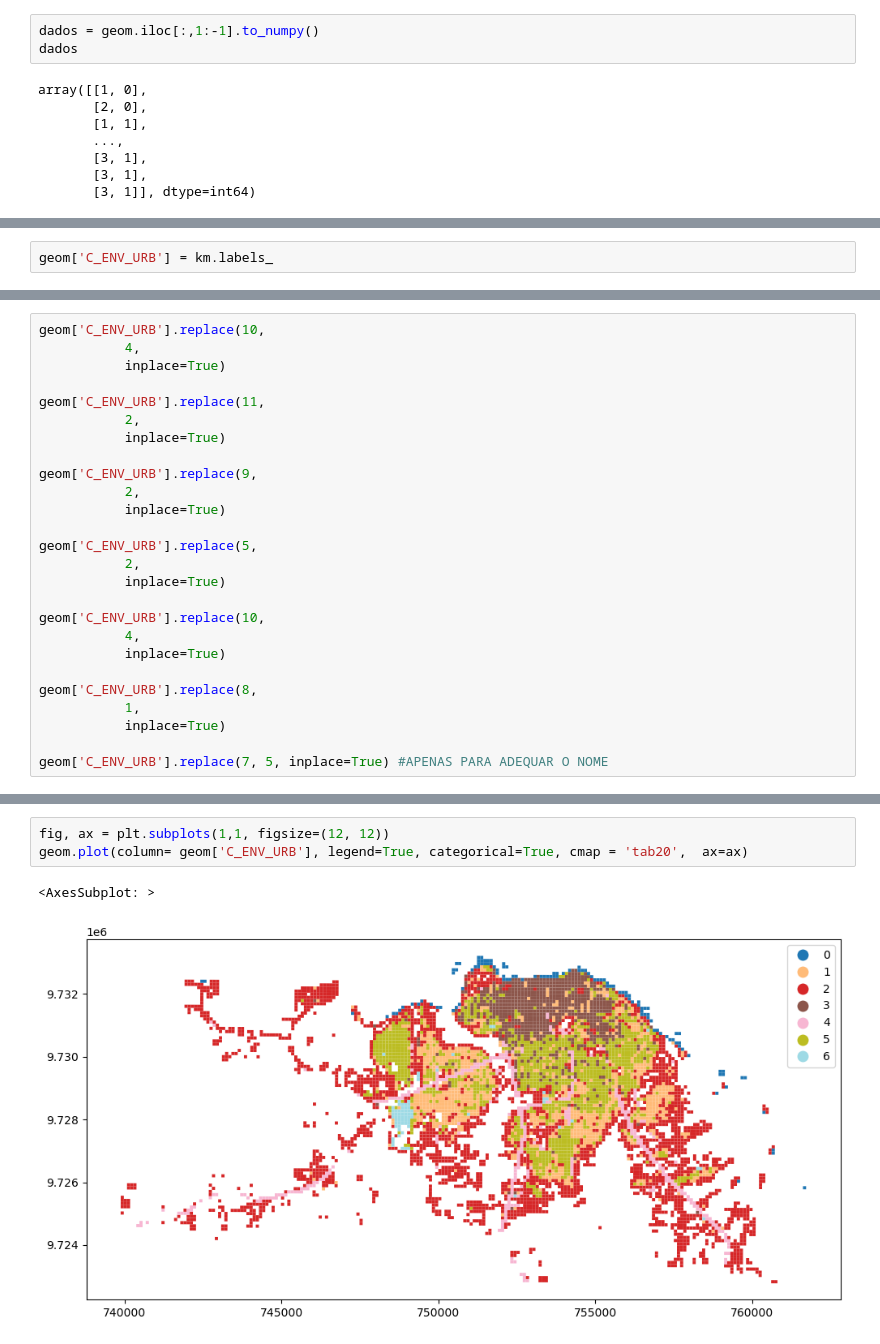
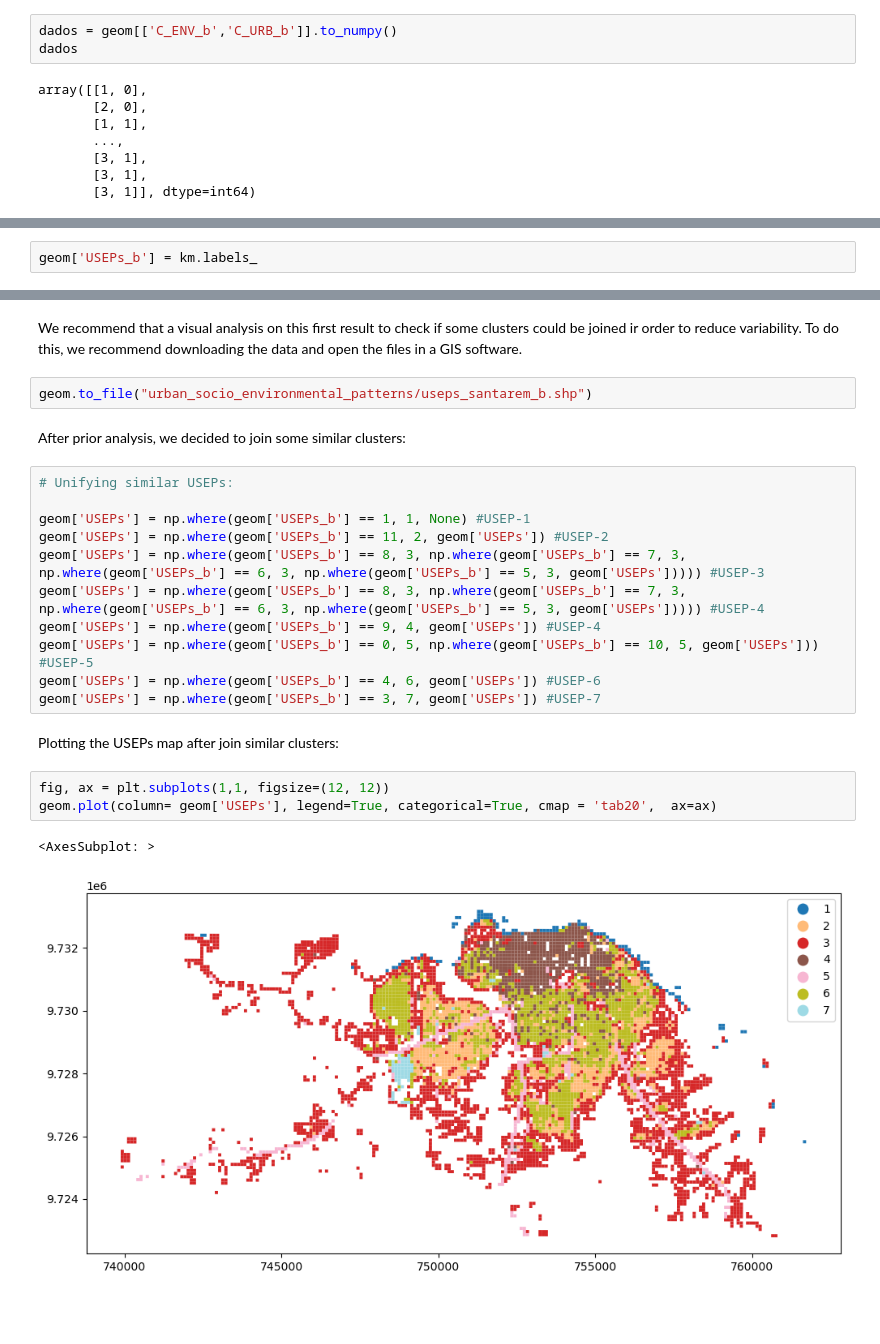
Before and after one commit to dias-bruno/USEPs, a Jupyter notebook: code2_identifying_USEPs.ipynb, the cells around one changed output, grey strips where cells are left out. Cells and saved outputs as stored; diff of their text form; blank space fills up the shorter version.

```diff
--- a/code2_identifying_USEPs.ipynb
+++ b/code2_identifying_USEPs.ipynb
@@ -158,5 +166,5 @@ Criando uma base de dados com as variáveis para o processo de classificação n
 # %%
-dados = geom.iloc[:,1:-1].to_numpy()
+dados = geom[['C_ENV_b','C_URB_b']].to_numpy()
 dados
 # %% [output]
 array([[1, 0],
@@ -215,2 +223,2 @@ Incluindo o resultado do modelo <b>AC</b> na base de dados:
 # %%
-geom['C_ENV_URB'] = km.labels_
+geom['USEPs_b'] = km.labels_
@@ -231,26 +232,0 @@ geom.plot(column= geom['C_ENV_URB'], legend=True, categorical=True, cmap = 'tab2
-# %%
-geom['C_ENV_URB'].replace(10,
-           4,
-           inplace=True)
-
-geom['C_ENV_URB'].replace(11,
-           2,
-           inplace=True)
-
-geom['C_ENV_URB'].replace(9,
-           2,
-           inplace=True)
-
-geom['C_ENV_URB'].replace(5,
-           2,
-           inplace=True)
-
-geom['C_ENV_URB'].replace(10,
-           4,
-           inplace=True)
-
-geom['C_ENV_URB'].replace(8,
-           1,
-           inplace=True)
-
-geom['C_ENV_URB'].replace(7, 5, inplace=True) #APENAS PARA ADEQUAR O NOME
@@ -275,6 +233,25 @@ See the caveats in the documentation: https://pandas.pydata.org/pandas-docs/stab
+# %% [markdown]
+We recommend that a visual analysis on this first result to check if some clusters could be joined ir order to reduce variability. To do this, we recommend downloading the data and open the files in a GIS software.
+# %%
+geom.to_file("urban_socio_environmental_patterns/useps_santarem_b.shp")
+# %% [markdown]
+After prior analysis, we decided to join some similar clusters:
+# %%
+# Unifying similar USEPs:
+
+geom['USEPs'] = np.where(geom['USEPs_b'] == 1, 1, None) #USEP-1
+geom['USEPs'] = np.where(geom['USEPs_b'] == 11, 2, geom['USEPs']) #USEP-2
+geom['USEPs'] = np.where(geom['USEPs_b'] == 8, 3, np.where(geom['USEPs_b'] == 7, 3, np.where(geom['USEPs_b'] == 6, 3, np.where(geom['USEPs_b'] == 5, 3, geom['USEPs'])))) #USEP-3
+geom['USEPs'] = np.where(geom['USEPs_b'] == 8, 3, np.where(geom['USEPs_b'] == 7, 3, np.where(geom['USEPs_b'] == 6, 3, np.where(geom['USEPs_b'] == 5, 3, geom['USEPs'])))) #USEP-4
+geom['USEPs'] = np.where(geom['USEPs_b'] == 9, 4, geom['USEPs']) #USEP-4
+geom['USEPs'] = np.where(geom['USEPs_b'] == 0, 5, np.where(geom['USEPs_b'] == 10, 5, geom['USEPs'])) #USEP-5
+geom['USEPs'] = np.where(geom['USEPs_b'] == 4, 6, geom['USEPs']) #USEP-6
+geom['USEPs'] = np.where(geom['USEPs_b'] == 3, 7, geom['USEPs']) #USEP-7
+# %% [markdown]
+Plotting the USEPs map after join similar clusters:
 # %%
 fig, ax = plt.subplots(1,1, figsize=(12, 12))
-geom.plot(column= geom['C_ENV_URB'], legend=True, categorical=True, cmap = 'tab20',  ax=ax)
+geom.plot(column= geom['USEPs'], legend=True, categorical=True, cmap = 'tab20',  ax=ax)
 # %% [output]
 <AxesSubplot: >
-[figure, old version]
+[figure, new version]
```
Also changed, not shown: parts of 66 cells of this notebook, 14 other files.
